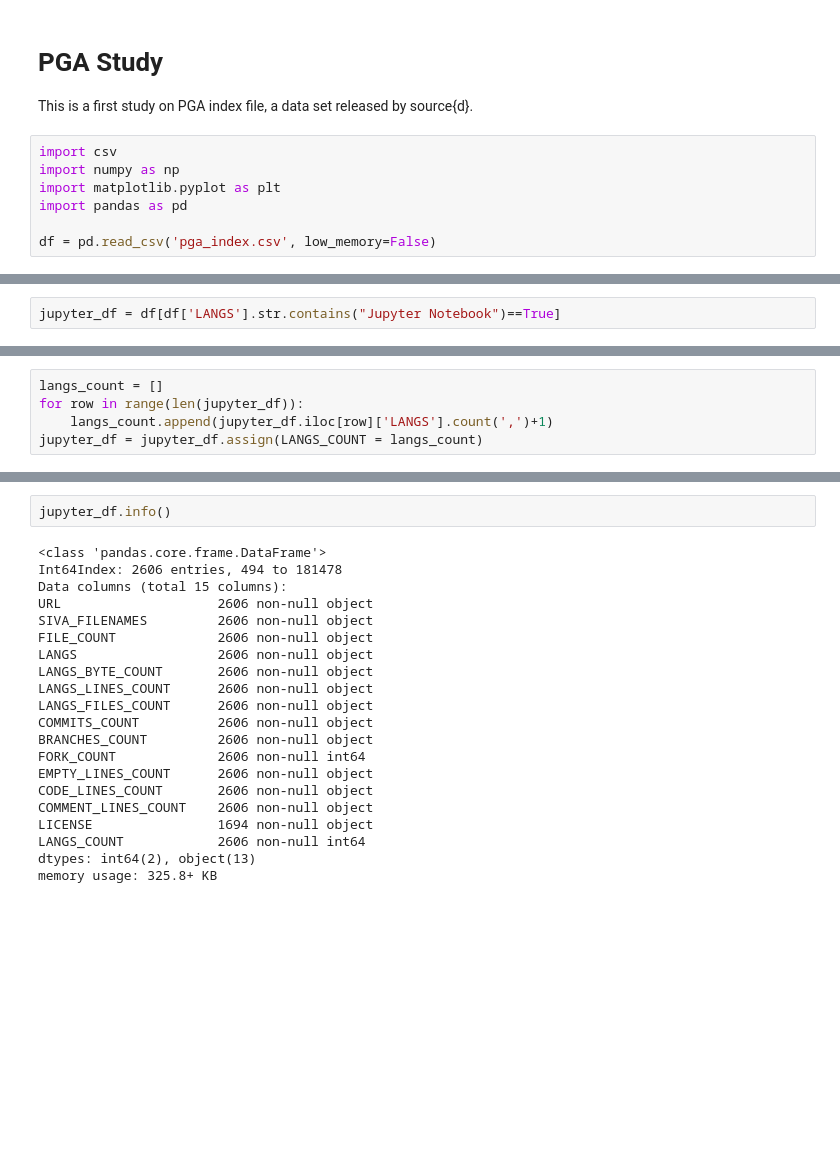
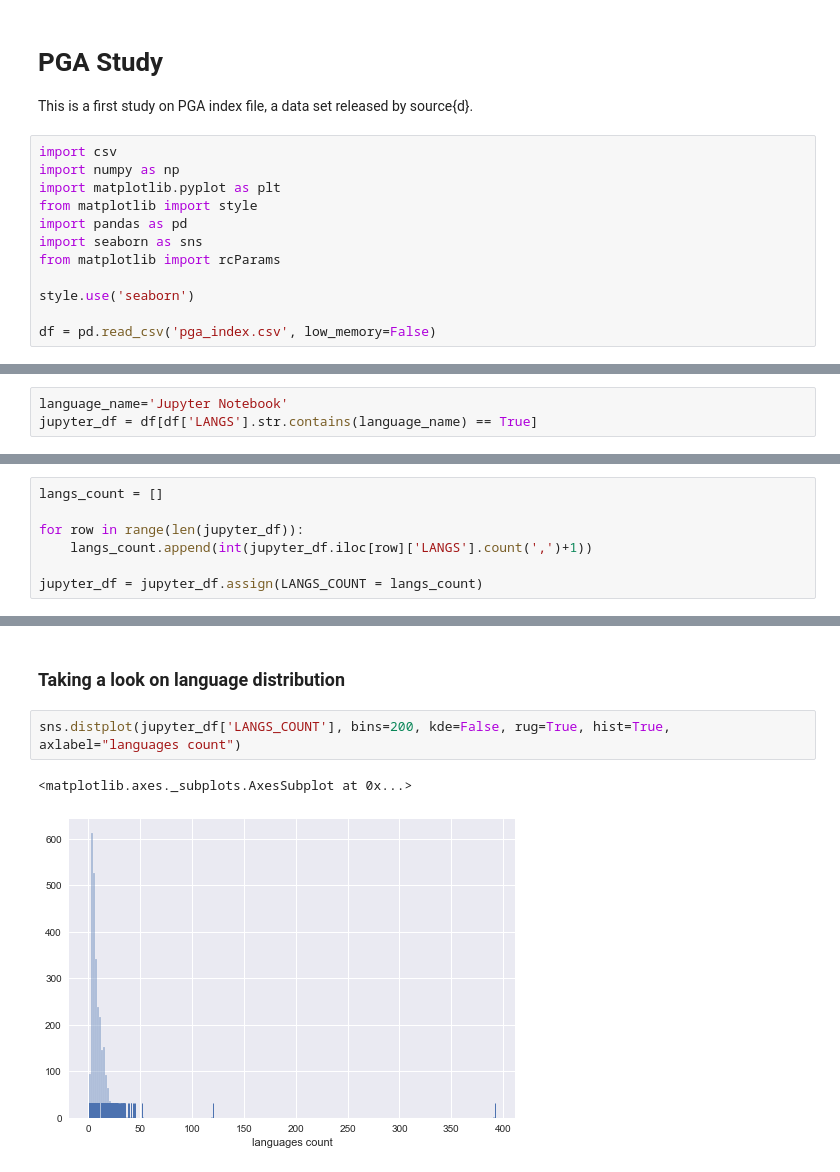
Before and after one commit to gomesfernanda/PGA_study, a Jupyter notebook: PGA_study.ipynb, the cells around one changed output, grey strips where cells are left out. Saved outputs shown, nothing was run; the diff lists cells and outputs as text; blank space fills up the shorter version.

```diff
--- a/PGA_study.ipynb
+++ b/PGA_study.ipynb
@@ -6,6 +6,11 @@ This is a first study on PGA index file, a data set released by source{d}.
 import csv
 import numpy as np
 import matplotlib.pyplot as plt
+from matplotlib import style
 import pandas as pd
+import seaborn as sns
+from matplotlib import rcParams
+
+style.use('seaborn')
 
 df = pd.read_csv('pga_index.csv', low_memory=False)
@@ -36,2 +44,3 @@ df.head()
 # %%
-jupyter_df = df[df['LANGS'].str.contains("Jupyter Notebook")==True]
+language_name='Jupyter Notebook'
+jupyter_df = df[df['LANGS'].str.contains(language_name) == True]
@@ -67,5 +49,7 @@ jupyter_df.head(10)
 # %%
 langs_count = []
+
 for row in range(len(jupyter_df)):
-    langs_count.append(jupyter_df.iloc[row]['LANGS'].count(',')+1)
+    langs_count.append(int(jupyter_df.iloc[row]['LANGS'].count(',')+1))
+
 jupyter_df = jupyter_df.assign(LANGS_COUNT = langs_count)
@@ -87,23 +56,7 @@ jupyter_df.describe(include='all')
-# %%
-jupyter_df.info()
-# %% [output]
-<class 'pandas.core.frame.DataFrame'>
-Int64Index: 2606 entries, 494 to 181478
-Data columns (total 15 columns):
-URL                    2606 non-null object
-SIVA_FILENAMES         2606 non-null object
-FILE_COUNT             2606 non-null object
-LANGS                  2606 non-null object
-LANGS_BYTE_COUNT       2606 non-null object
-LANGS_LINES_COUNT      2606 non-null object
-LANGS_FILES_COUNT      2606 non-null object
-COMMITS_COUNT          2606 non-null object
-BRANCHES_COUNT         2606 non-null object
-FORK_COUNT             2606 non-null int64
-EMPTY_LINES_COUNT      2606 non-null object
-CODE_LINES_COUNT       2606 non-null object
-COMMENT_LINES_COUNT    2606 non-null object
-LICENSE                1694 non-null object
-LANGS_COUNT            2606 non-null int64
-dtypes: int64(2), object(13)
-memory usage: 325.8+ KB
+# %% [markdown]
+### Taking a look on language distribution
+# %%
+sns.distplot(jupyter_df['LANGS_COUNT'], bins=200, kde=False, rug=True, hist=True, axlabel="languages count")
+# %% [output]
+<matplotlib.axes._subplots.AxesSubplot at 0x...>
+[figure, added]
```
Also changed, not shown: parts of 14 cells of this notebook.
